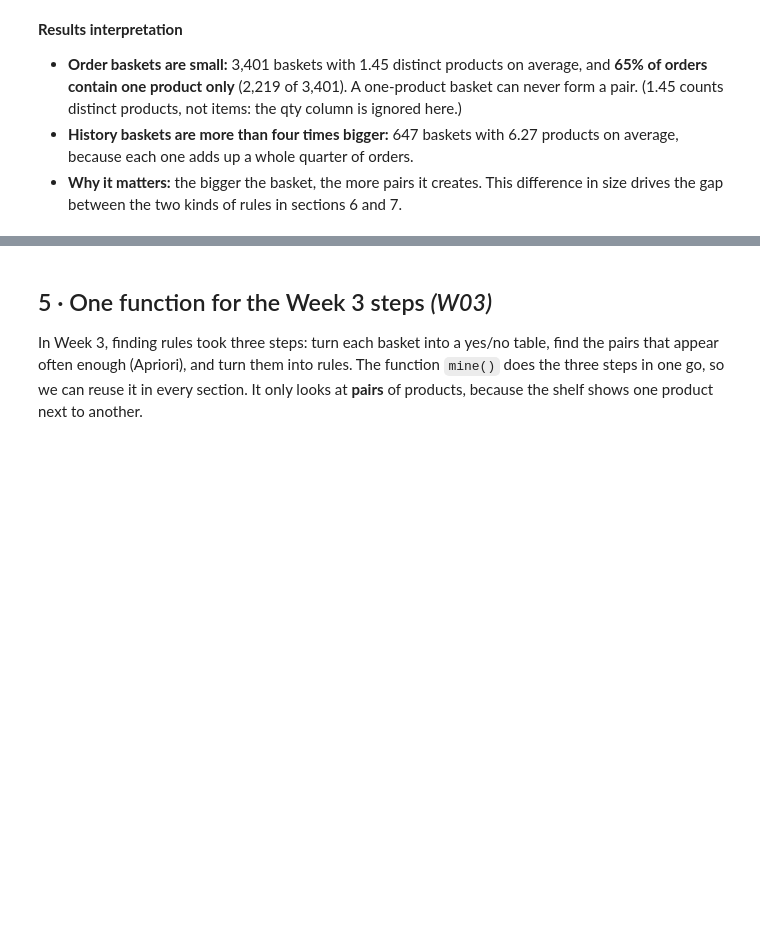
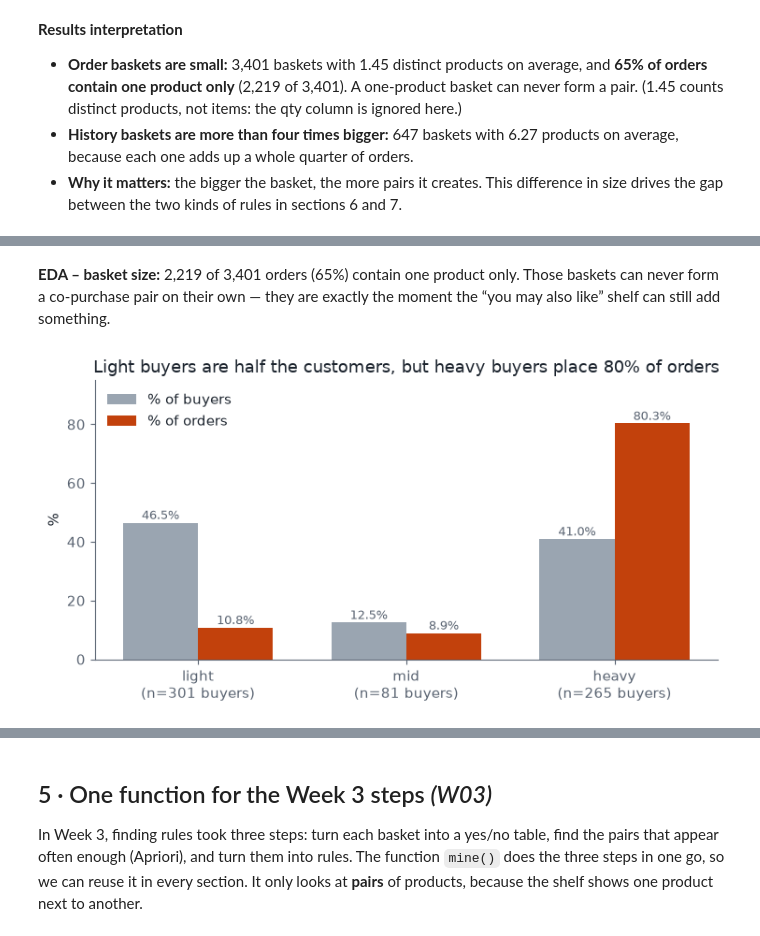
Before and after one commit to N1Rizhka/New-Media-Technology-and-Analytics---Final-Project, a Jupyter notebook: Q15_shelf_association_rules.ipynb, the cells around one changed output, grey strips where cells are left out. Drawn from its saved outputs; the diff is of its cells as text; code cells hidden in the pictures; blank space fills up the shorter version.

```diff
--- a/Q15_shelf_association_rules.ipynb
+++ b/Q15_shelf_association_rules.ipynb
@@ -234,0 +278,28 @@ products per order: {1: 2219, 2: 850, 3: 332}
+# %% [markdown]
+**EDA – basket size:** 2,219 of 3,401 orders (65%) contain one product only. Those baskets can never form a co-purchase pair on their own — they are exactly the moment the “you may also like” shelf can still add something.
+# %%
+# Chart 2 — Who the buyers are vs who places the orders
+g = lines.groupby("buyer_type", observed=True).agg(
+    buyers=("user_id", "nunique"), orders=("order_id", "nunique"))
+g["pct_buyers"] = 100 * g["buyers"] / g["buyers"].sum()
+g["pct_orders"] = 100 * g["orders"] / g["orders"].sum()
+
+fig, ax = plt.subplots(figsize=(7.5, 4))
+x = np.arange(len(g))
+w = 0.36
+ax.bar(x - w/2, g["pct_buyers"], width=w, color=LIGHT, label="% of buyers")
+ax.bar(x + w/2, g["pct_orders"], width=w, color=WARM, label="% of orders")
+ax.set_xticks(x)
+ax.set_xticklabels([f"{i}\n(n={int(b)} buyers)" for i, b in zip(g.index, g["buyers"])])
+ax.set_ylabel("%")
+ax.set_title("Light buyers are half the customers, but heavy buyers place 80% of orders")
+ax.legend(frameon=False)
+for i, (pb, po) in enumerate(zip(g["pct_buyers"], g["pct_orders"])):
+    ax.text(i - w/2, pb + 1.2, f"{pb:.1f}%", ha="center", fontsize=9, color=MUTED)
+    ax.text(i + w/2, po + 1.2, f"{po:.1f}%", ha="center", fontsize=9, color=MUTED)
+ax.set_ylim(0, 95)
+fig.tight_layout()
+fig.savefig(FIG / "fig_buyers_vs_orders.png", dpi=160, bbox_inches="tight")
+plt.show()
+# %% [output]
+[figure, added]
```
Also changed, not shown: parts of 26 cells of this notebook, 18 other files.
